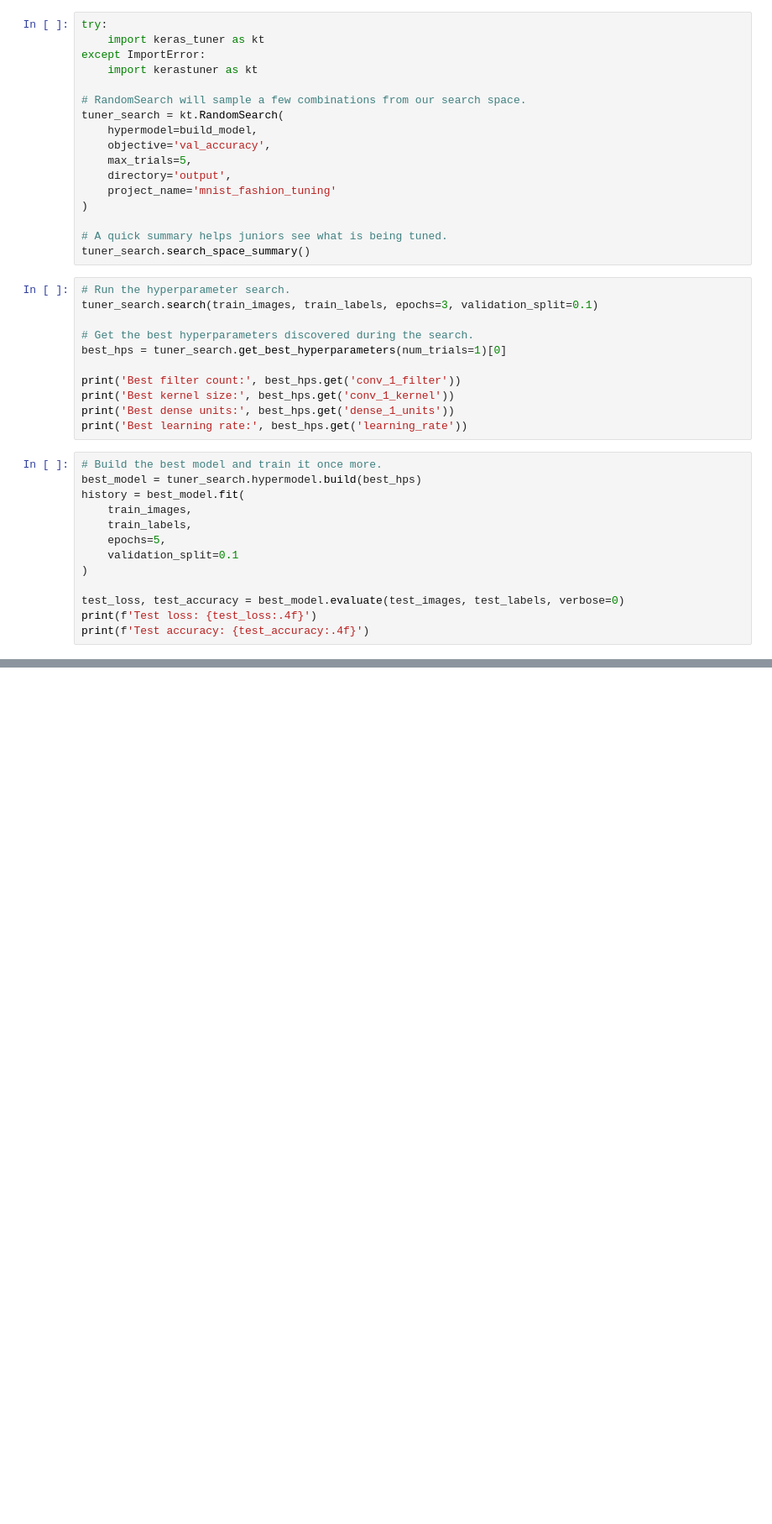
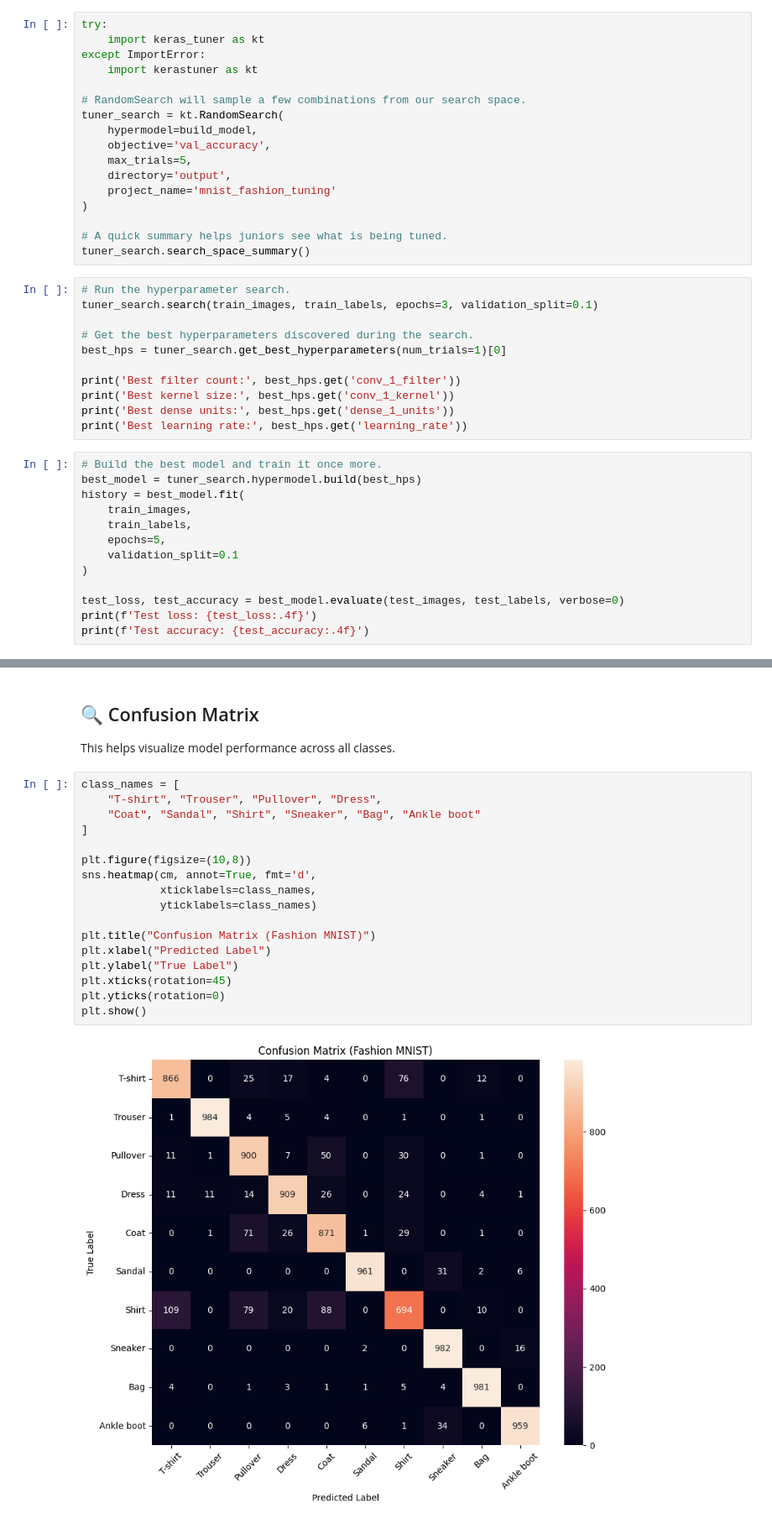
Before and after one commit to dhanusharer/DL-practise, a Jupyter notebook: keras03.ipynb, the cells around one changed output, grey strips where cells are left out. Shown at 84% size. Cells and saved outputs as stored; diff of their text form; blank space fills up the shorter version.

```diff
--- a/keras03.ipynb
+++ b/keras03.ipynb
@@ -152,0 +317,23 @@ print(f'Test accuracy: {test_accuracy:.4f}')
+# %% [markdown]
+## 🔍 Confusion Matrix
+
+This helps visualize model performance across all classes.
+# %%
+class_names = [
+    "T-shirt", "Trouser", "Pullover", "Dress",
+    "Coat", "Sandal", "Shirt", "Sneaker", "Bag", "Ankle boot"
+]
+
+plt.figure(figsize=(10,8))
+sns.heatmap(cm, annot=True, fmt='d',
+            xticklabels=class_names,
+            yticklabels=class_names)
+
+plt.title("Confusion Matrix (Fashion MNIST)")
+plt.xlabel("Predicted Label")
+plt.ylabel("True Label")
+plt.xticks(rotation=45)
+plt.yticks(rotation=0)
+plt.show()
+# %% [output]
+[figure, added]
```
Also changed, not shown: parts of 24 cells of this notebook.
